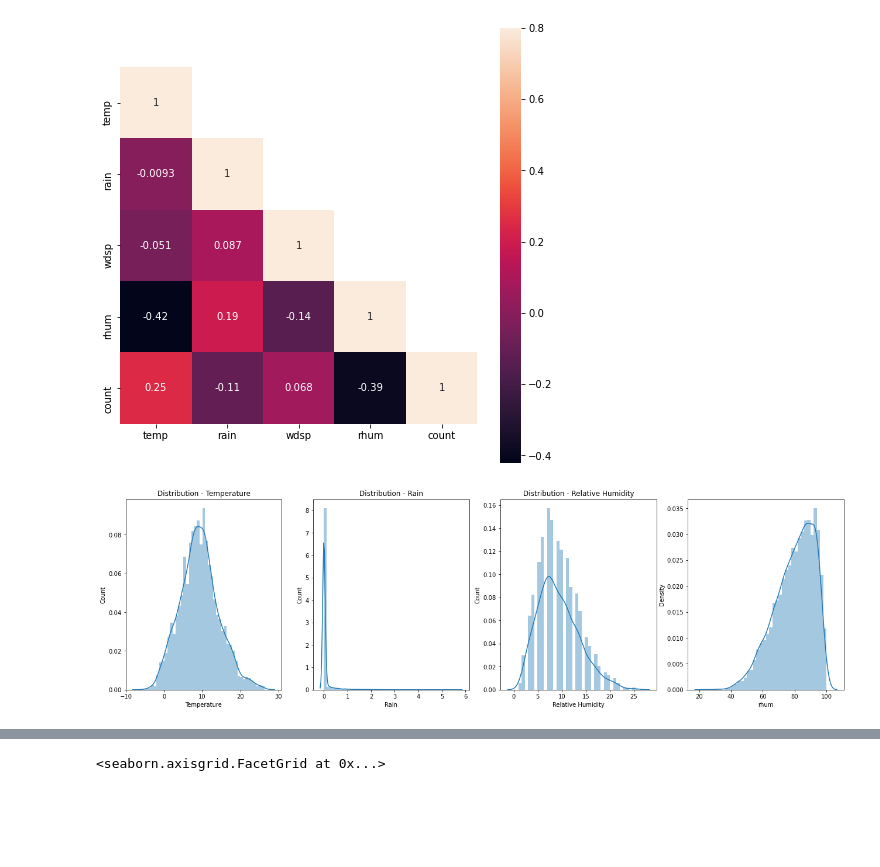
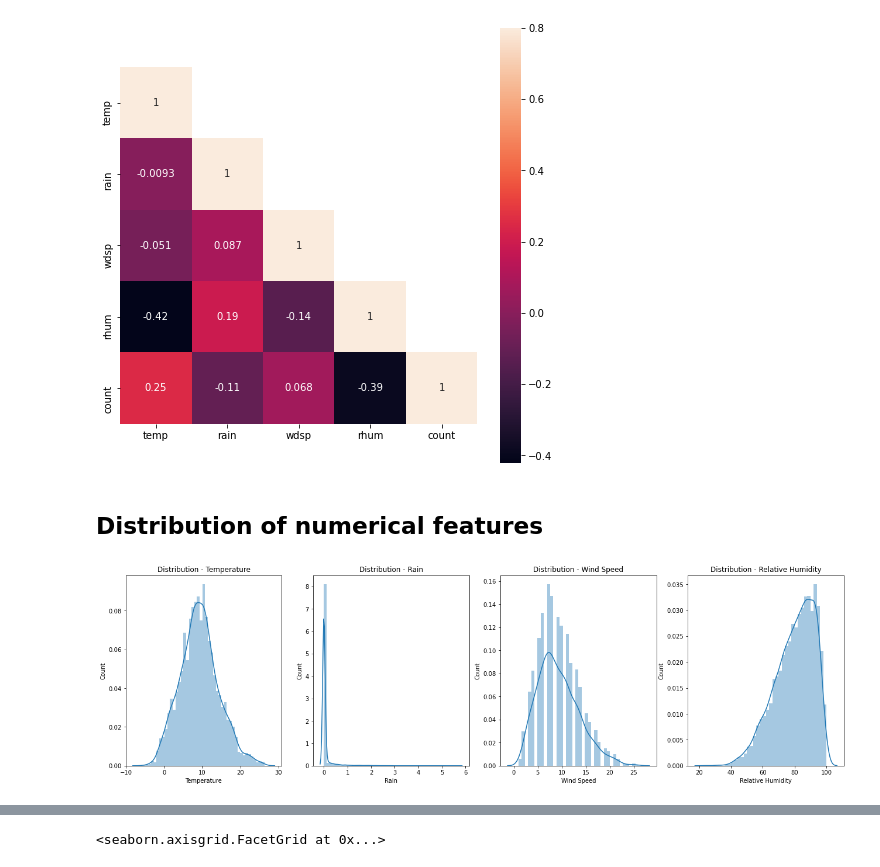
Before and after one commit to pessini/moby-bikes, a Jupyter notebook: notebooks/moby-demand-predicition.ipynb, the cells around one changed output, grey strips where cells are left out. Cells and saved outputs as stored; diff of their text form; code cells hidden in the pictures; blank space fills up the shorter version.

```diff
--- a/notebooks/moby-demand-predicition.ipynb
+++ b/notebooks/moby-demand-predicition.ipynb
@@ -643,24 +662,26 @@ sns.heatmap(corrMatt, mask=mask,vmax=.8, square=True,annot=True)
 plt.show()
 # %% [output]
 [figure]
+# %% [markdown]
+## Distribution of numerical features
 # %%
 fig = plt.figure(figsize=(22,6))
 gs = fig.add_gridspec(1, 4)
 ax0 = fig.add_subplot(gs[0, 0])
 ax1 = fig.add_subplot(gs[0, 1])
 ax2 = fig.add_subplot(gs[0, 2])
 ax3 = fig.add_subplot(gs[0, 3])
 
 sns.distplot(hourly_data['temp'],ax=ax0)
 sns.distplot(hourly_data['rain'],ax=ax1)
 sns.distplot(hourly_data['wdsp'],ax=ax2)
 sns.distplot(hourly_data['rhum'],ax=ax3)
 
 ax0.set(xlabel='Temperature',ylabel='Count',title="Distribution - Temperature")
 ax1.set(xlabel='Rain', ylabel='Count',title="Distribution - Rain")
 ax2.set(xlabel='Wind Speed', ylabel='Count',title="Distribution - Wind Speed")
-ax2.set(xlabel='Relative Humidity', ylabel='Count',title="Distribution - Relative Humidity")
+ax3.set(xlabel='Relative Humidity', ylabel='Count',title="Distribution - Relative Humidity")
 
 plt.show()
 # %% [output]
-[figure, old version]
+[figure, new version]
```
Also changed, not shown: parts of 11 cells of this notebook.
